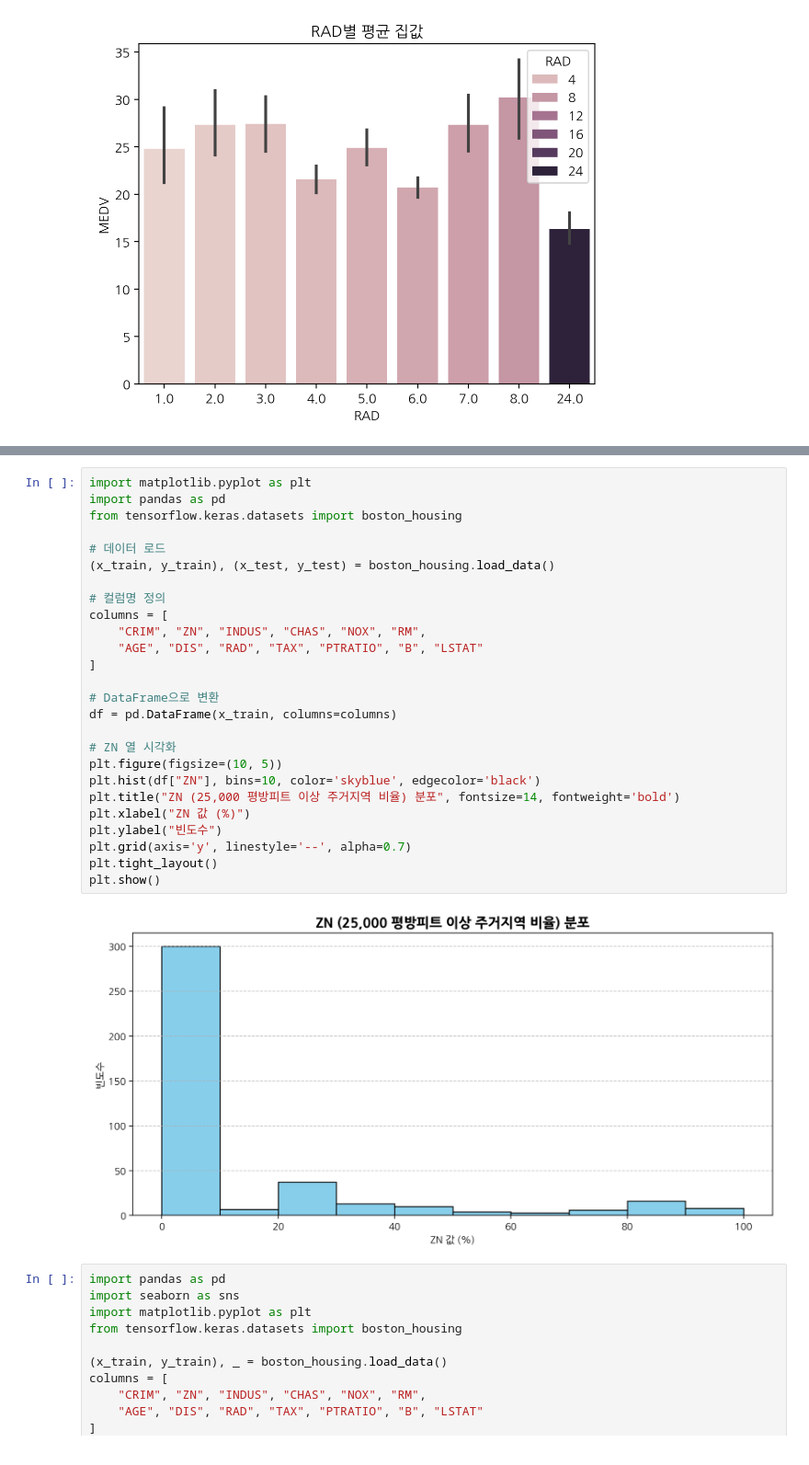
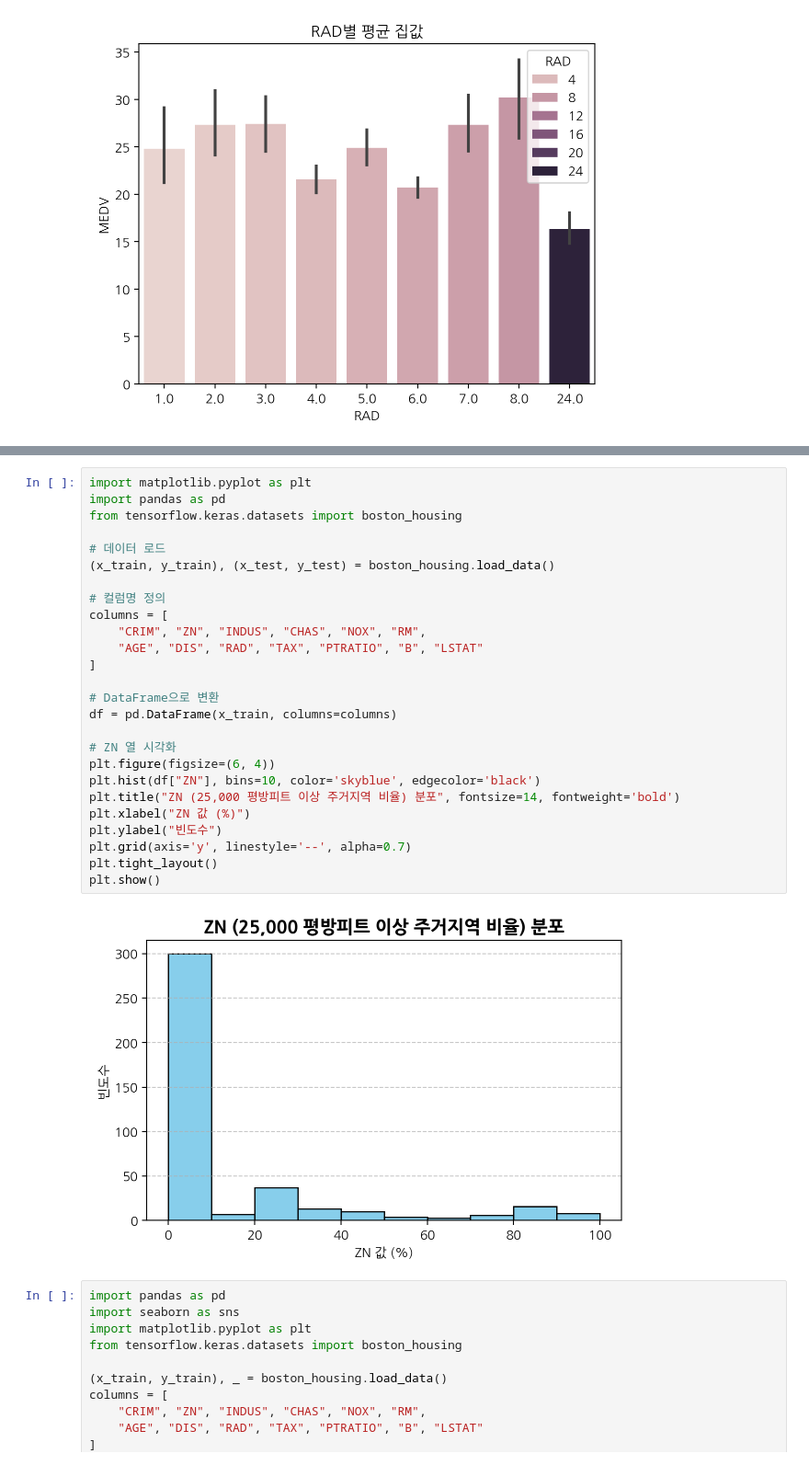
Before and after one commit to soobook/TensorFlow-DL, a Jupyter notebook: code/TF04.ipynb, the cells around one changed output, grey strips where cells are left out. Shown: that part at 92% size. Drawn from its saved outputs; the diff is of its cells as text.

```diff
--- a/code/TF04.ipynb
+++ b/code/TF04.ipynb
@@ -156,31 +163,31 @@ plt.show()
 # %%
 import matplotlib.pyplot as plt
 import pandas as pd
 from tensorflow.keras.datasets import boston_housing
 
 # 데이터 로드
 (x_train, y_train), (x_test, y_test) = boston_housing.load_data()
 
 # 컬럼명 정의
 columns = [
     "CRIM", "ZN", "INDUS", "CHAS", "NOX", "RM",
     "AGE", "DIS", "RAD", "TAX", "PTRATIO", "B", "LSTAT"
 ]
 
 # DataFrame으로 변환
 df = pd.DataFrame(x_train, columns=columns)
 
 # ZN 열 시각화
-plt.figure(figsize=(10, 5))
+plt.figure(figsize=(6, 4))
 plt.hist(df["ZN"], bins=10, color='skyblue', edgecolor='black')
 plt.title("ZN (25,000 평방피트 이상 주거지역 비율) 분포", fontsize=14, fontweight='bold')
 plt.xlabel("ZN 값 (%)")
 plt.ylabel("빈도수")
 plt.grid(axis='y', linestyle='--', alpha=0.7)
 plt.tight_layout()
 plt.show()
 # %% [output]
-[figure, old version]
+[figure, new version]
 # %%
 import pandas as pd
 import seaborn as sns
```
Also changed, not shown: parts of 6 cells of this notebook.
